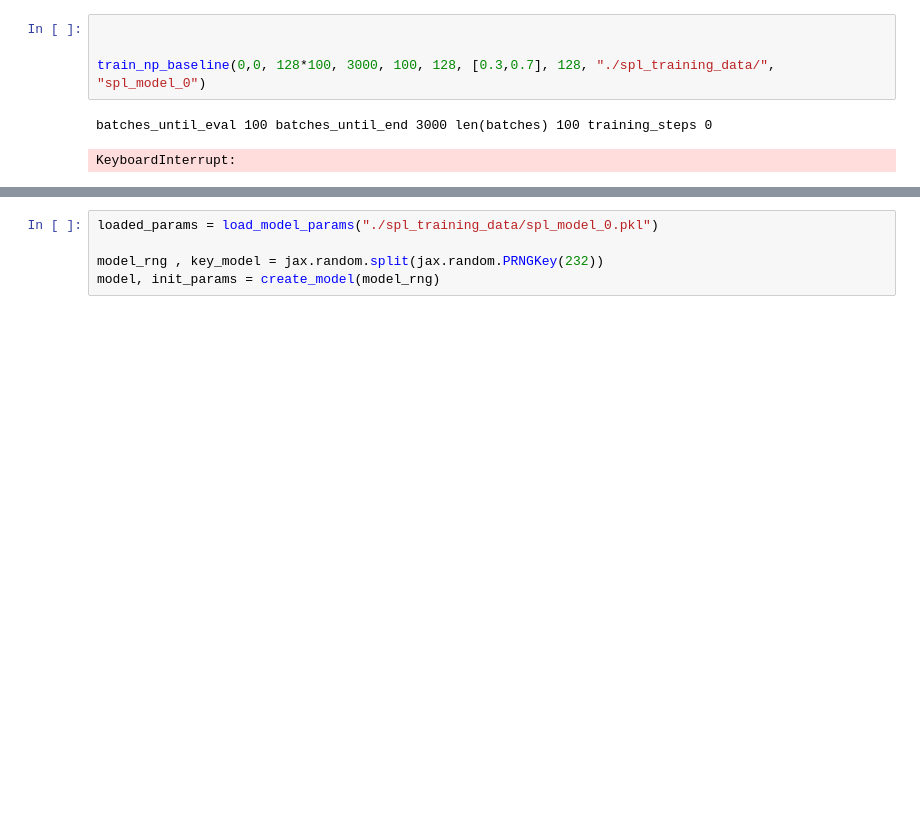
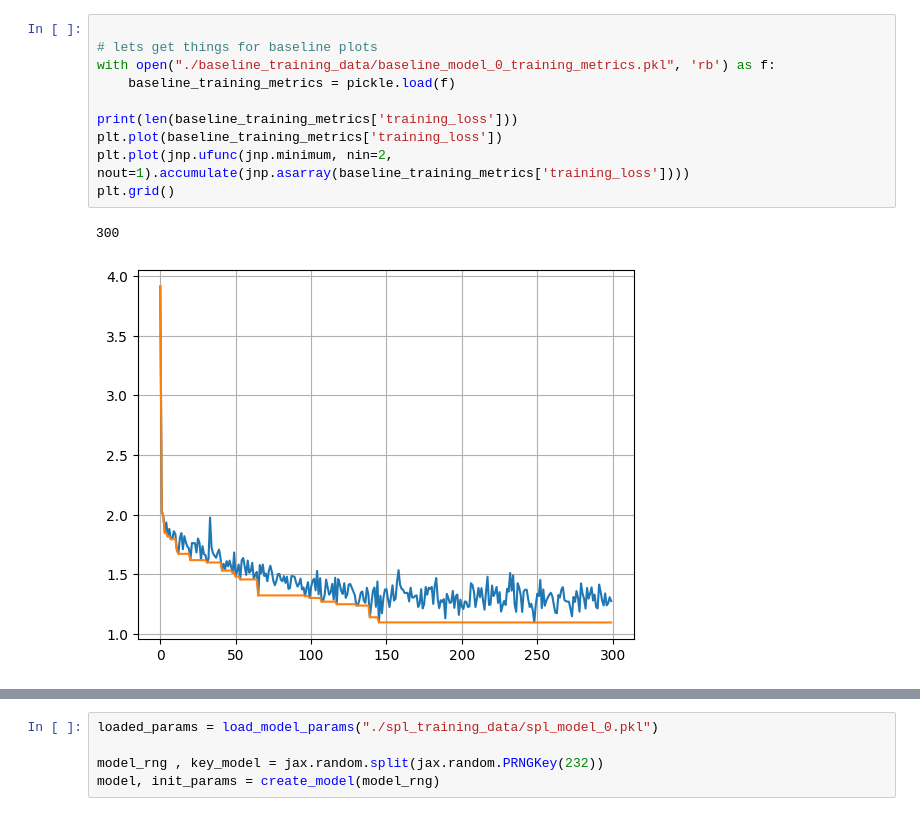
Before and after one commit to aszi09/CL_for_faster_Meta-learning, a Jupyter notebook: aa_experiment_scripts/spl_script_try.ipynb, the cells around one changed output, grey strips where cells are left out. Saved outputs shown, nothing was run; the diff lists cells and outputs as text; blank space fills up the shorter version.

```diff
--- a/aa_experiment_scripts/spl_script_try.ipynb
+++ b/aa_experiment_scripts/spl_script_try.ipynb
@@ -728,7 +803,13 @@ batches_until_eval 128 batches_until_end 400 len(batches) 1 training_steps 0
-# %%
-
-
-train_np_baseline(0,0, 128*100, 3000, 100, 128, [0.3,0.7], 128, "./spl_training_data/", "spl_model_0")
-# %% [output]
-batches_until_eval 100 batches_until_end 3000 len(batches) 100 training_steps 0
-KeyboardInterrupt:
+# %%
+
+# lets get things for baseline plots
+with open("./baseline_training_data/baseline_model_0_training_metrics.pkl", 'rb') as f:
+    baseline_training_metrics = pickle.load(f)
+
+print(len(baseline_training_metrics['training_loss']))
+plt.plot(baseline_training_metrics['training_loss'])
+plt.plot(jnp.ufunc(jnp.minimum, nin=2, nout=1).accumulate(jnp.asarray(baseline_training_metrics['training_loss'])))
+plt.grid()
+# %% [output]
+300
+[figure, added]
```
Also changed, not shown: parts of 14 cells of this notebook, 12 other files.
